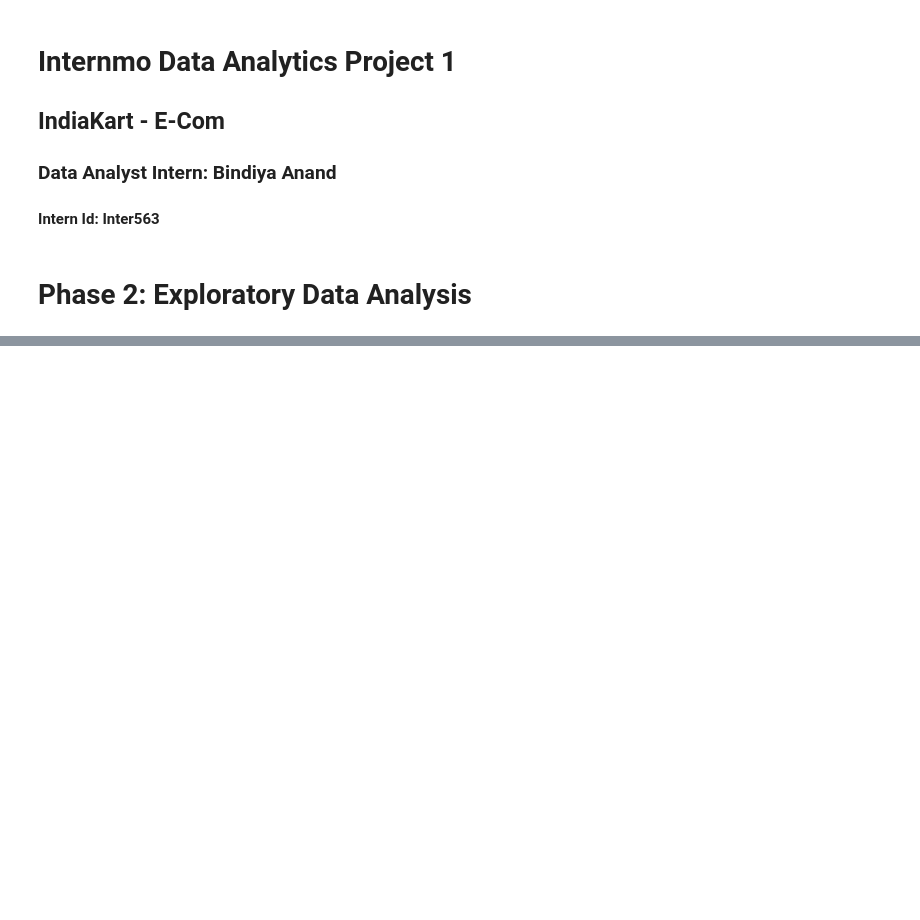
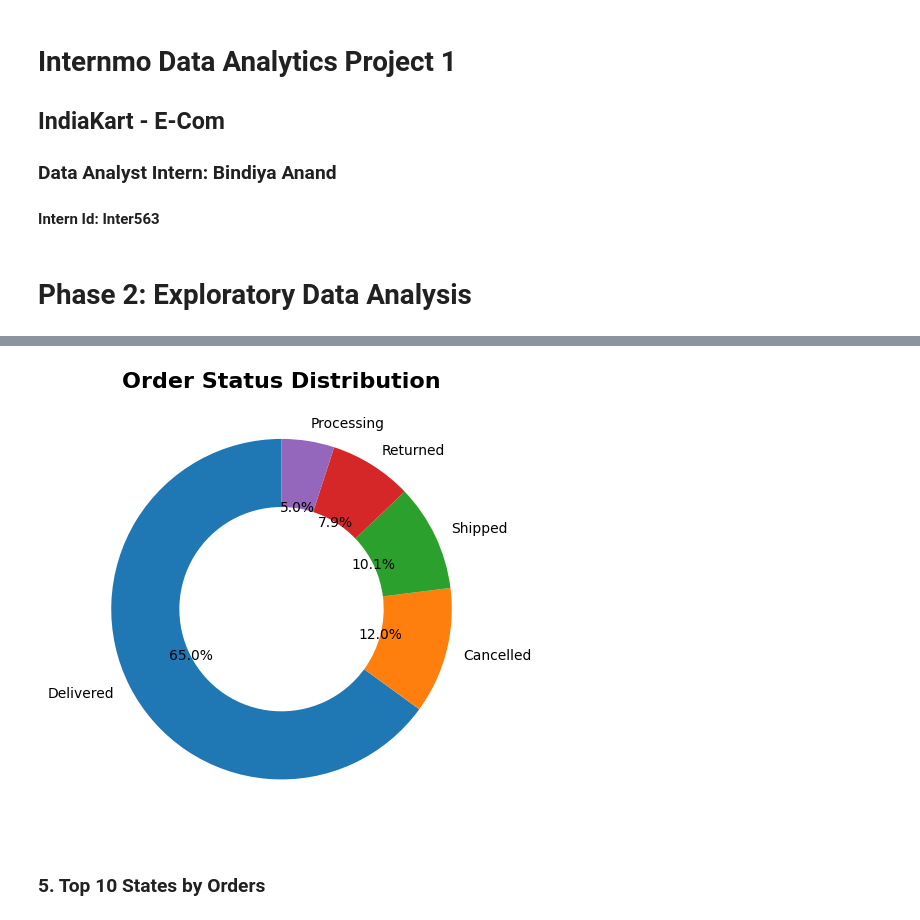
Before and after one commit to Bindiya-Anand/IndiaKart_E-Commerce_Analytics_Project, a Jupyter notebook: Notebooks/Phase2_EDA_Bindiya_Anand.ipynb, the cells around one changed output, grey strips where cells are left out. Cells and saved outputs as stored; diff of their text form; code cells hidden in the pictures; blank space fills up the shorter version.

```diff
--- a/Notebooks/Phase2_EDA_Bindiya_Anand.ipynb
+++ b/Notebooks/Phase2_EDA_Bindiya_Anand.ipynb
@@ -209,0 +222,4 @@ plt.show()
+# %%
+status_counts = orders['status'].value_counts().reset_index()
+status_counts.columns = ['status', 'order_count']
+display(status_counts)
@@ -209,0 +233,12 @@ plt.show()
+# %%
+# Plot 4: Order Status Distribution
+plt.pie(status_counts['order_count'], labels=status_counts['status'],
+        autopct='%1.1f%%', startangle=90, wedgeprops={'width': 0.4})
+plt.title('Order Status Distribution', fontsize=16, fontweight='bold')
+plt.tight_layout()
+plt.savefig('charts/04_order_status_distribution.png', dpi=150, bbox_inches='tight')
+plt.show()
+# %% [output]
+[figure, added]
+# %% [markdown]
+### 5. Top 10 States by Orders
```
Also changed, not shown: parts of 49 cells of this notebook.
